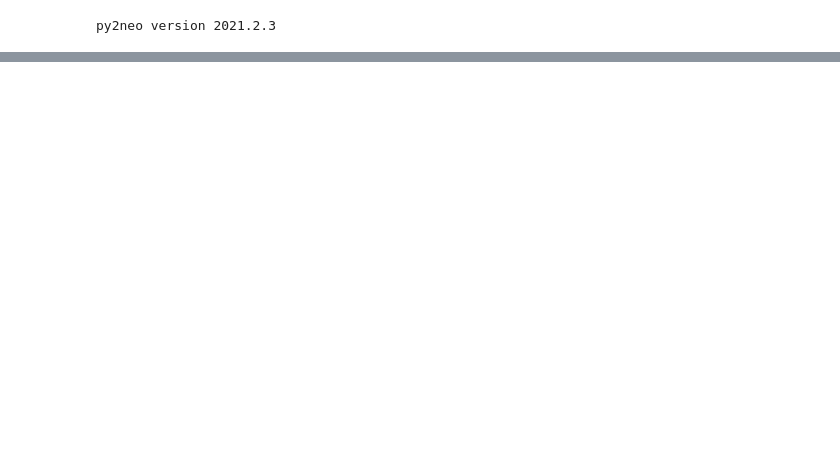
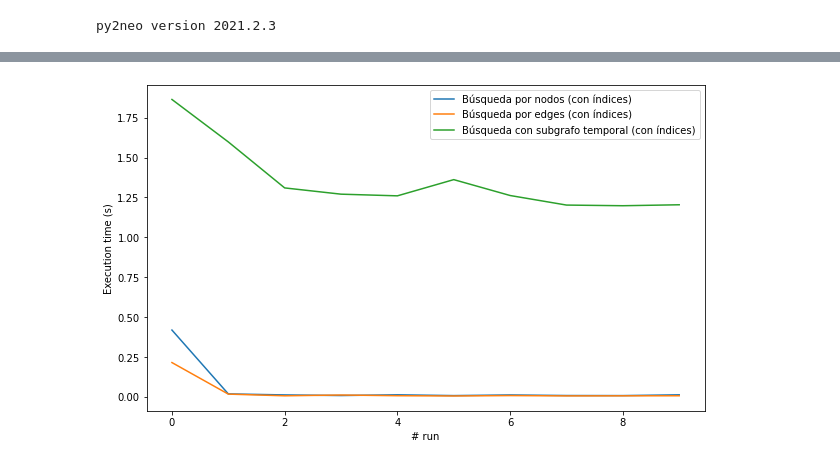
Before and after one commit to DonBraulio/WeatherGraphDB, a Jupyter notebook: BDNR2022_Proyecto_Final.ipynb, the cells around one changed output, grey strips where cells are left out. Cells and saved outputs as stored; diff of their text form; code cells hidden in the pictures; blank space fills up the shorter version.

```diff
--- a/BDNR2022_Proyecto_Final.ipynb
+++ b/BDNR2022_Proyecto_Final.ipynb
@@ -104,0 +333,29 @@ Execution time: 14.634455966949464 seconds
+# %%
+# WARNING: Correr la celda anterior hasta que los índices pasen de POPULATING a ONLINE
+query_date_time_nodes = """MATCH (s:Station)-->(m:Measurement)
+                           WHERE m.hour = time("2:00") AND m.date = date("2019-01-01")
+                           RETURN m"""
+
+query_date_time_edges = """MATCH (s:Station)
+                        -[:MEASURED{hour: time("2:00"), date:date("2019-01-01")}]
+                        ->(m:Measurement)
+                        RETURN m"""
+
+query_date_time_subgraph = """MATCH (m:Measurement)<--(:Year{name:2019}),
+                                 (m)<--(:Month{name:1}),
+                                 (m)<--(:Day{name:1}),
+                                 (m)<--(:Hour{name:2})
+                           RETURN m"""
+
+print("Búsqueda por nodos, con índices...")
+res_1, times_1 = evaluate_query(query_date_time_nodes, n=10)
+
+
+print("\n\nBúsqueda por vértices, con índices (en los nodos)...")
+res_2, times_2 = evaluate_query(query_date_time_edges, n=10)
+
+
+print("\n\nBúsqueda con subgrafo temporal, con índices")
+res_3, times_3 = evaluate_query(query_date_time_subgraph, n=10)
+
+assert len(res_2) == len(res_3)
@@ -104,0 +376,4 @@ Execution time: 14.634455966949464 seconds
+# %%
+plot_exec_times([times_1, times_2, times_3], ["Búsqueda por nodos (con índices)", "Búsqueda por edges (con índices)", "Búsqueda con subgrafo temporal (con índices)"])
+# %% [output]
+[figure, added]
```
Also changed, not shown: parts of 30 cells of this notebook.
